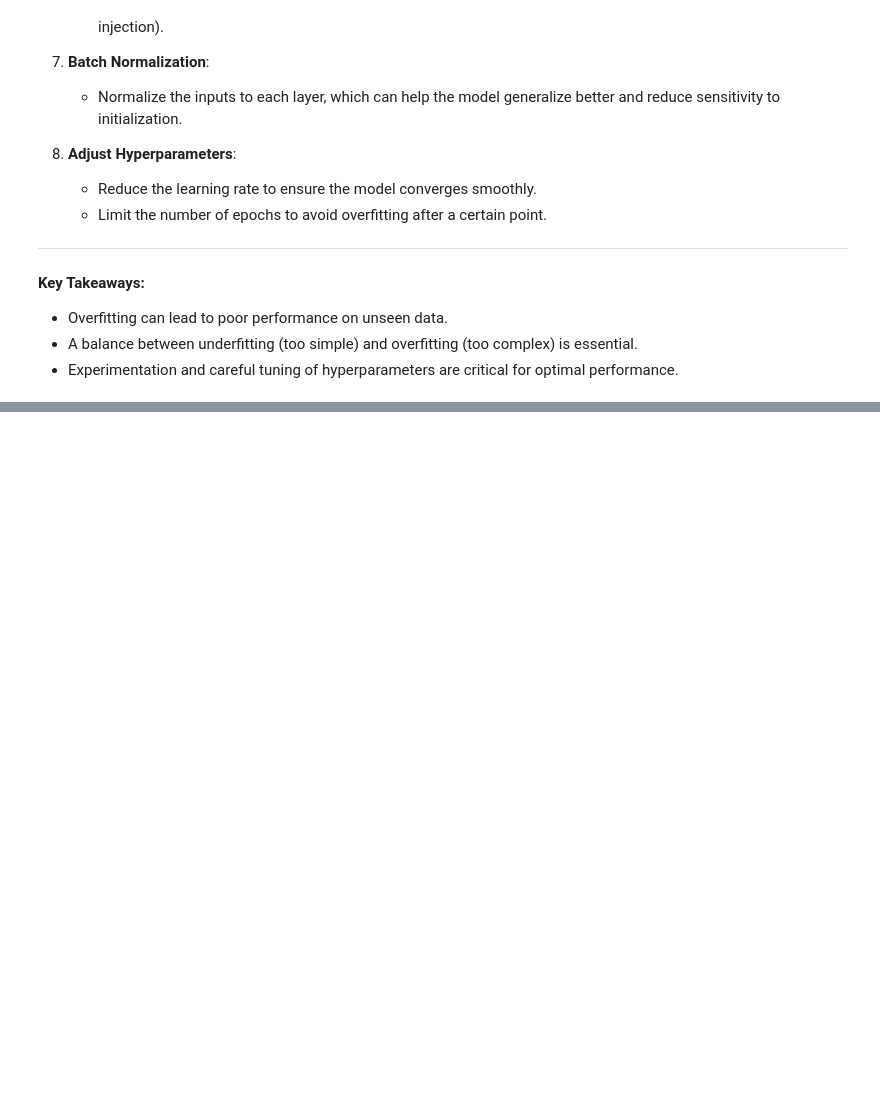
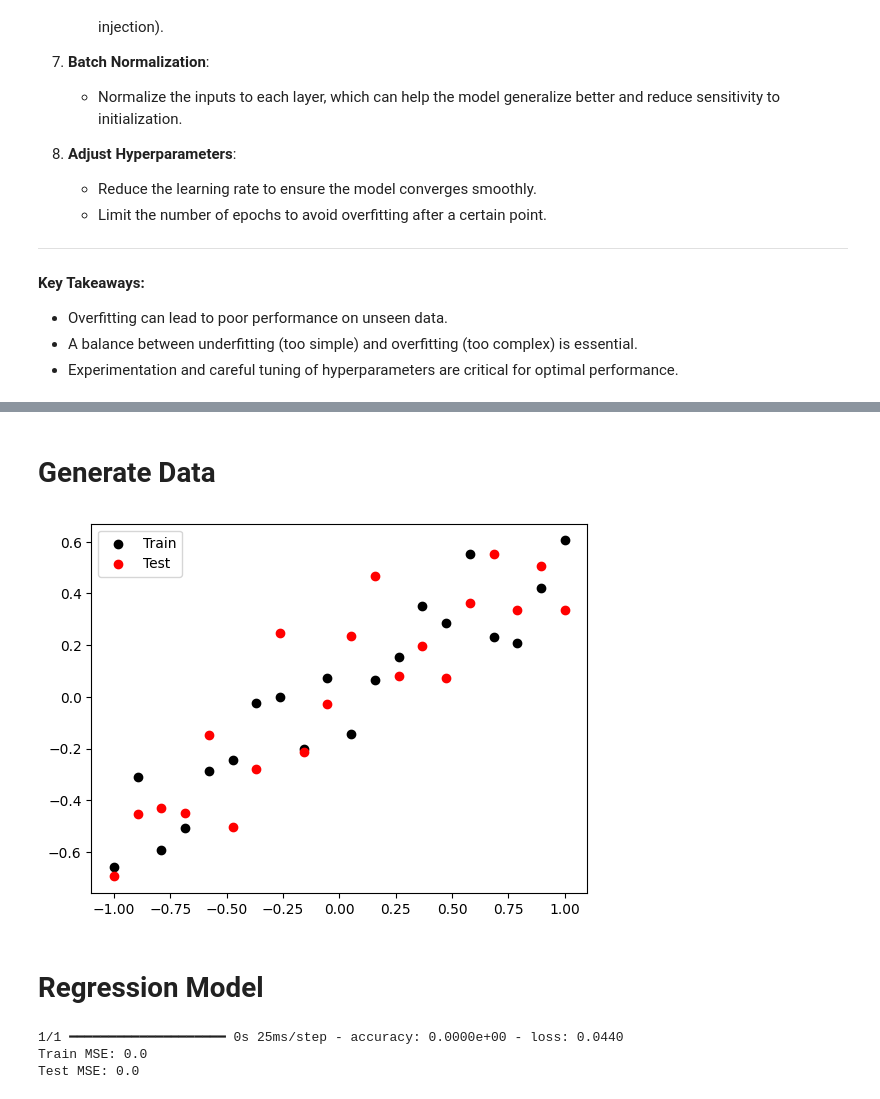
Before and after one commit to abubakarkhanlakhwera/Deepl-Learing, a Jupyter notebook: Dropout_layer/Dropout_layer.ipynb, the cells around one changed output, grey strips where cells are left out. Saved outputs shown, nothing was run; the diff lists cells and outputs as text; code cells hidden in the pictures; blank space fills up the shorter version.

```diff
--- a/Dropout_layer/Dropout_layer.ipynb
+++ b/Dropout_layer/Dropout_layer.ipynb
@@ -124,0 +110,25 @@ history = model.fit(X_train, y_train, epochs=50, batch_size=32, validation_data=
+# %% [markdown]
+# **Generate Data**
+# %%
+X_train = np.linspace(-1,1,20)
+# %%
+y_train = np.array([-0.6561, -0.3099, -0.59035, -0.50855, -0.285,
+                    -0.2443, -0.02445, 0.00135, -0.2006, 0.07475,
+                    -0.1422, 0.06515, 0.15265, 0.3521, 0.28415,
+                    0.5524, 0.23115, 0.20835, 0.4211, 0.60485])
+# %%
+X_test = np.linspace(-1,1,20)
+# %%
+y_test = np.array([-0.69415, -0.451, -0.43005, -0.4484, -0.1475,
+                   -0.5019, -0.28055, 0.24595, -0.21425, -0.0286,
+                   0.23415, 0.46575, 0.07955, 0.1973, 0.0719,
+                   0.3639, 0.5536, 0.3365, 0.50705, 0.33435])
+# %%
+plt.scatter(X_train,y_train, c='black',label='Train')
+plt.scatter(X_test,y_test,c='red',label='Test')
+plt.legend()
+plt.show()
+# %% [output]
+[figure, added]
+# %% [markdown]
+# **Regression Model**
@@ -124,0 +146,10 @@ history = model.fit(X_train, y_train, epochs=50, batch_size=32, validation_data=
+# %%
+#Evaluate the model
+_, train_mse = model.evaluate(X_train, y_train,verbose=0)
+_, test_mse = model.evaluate(X_test, y_test)
+print(f"Train MSE: {train_mse}")
+print(f"Test MSE: {test_mse}")
+# %% [output]
+1/1 ━━━━━━━━━━━━━━━━━━━━ 0s 25ms/step - accuracy: 0.0000e+00 - loss: 0.0440
+Train MSE: 0.0
+Test MSE: 0.0
```
Also changed, not shown: parts of 10 cells of this notebook.
